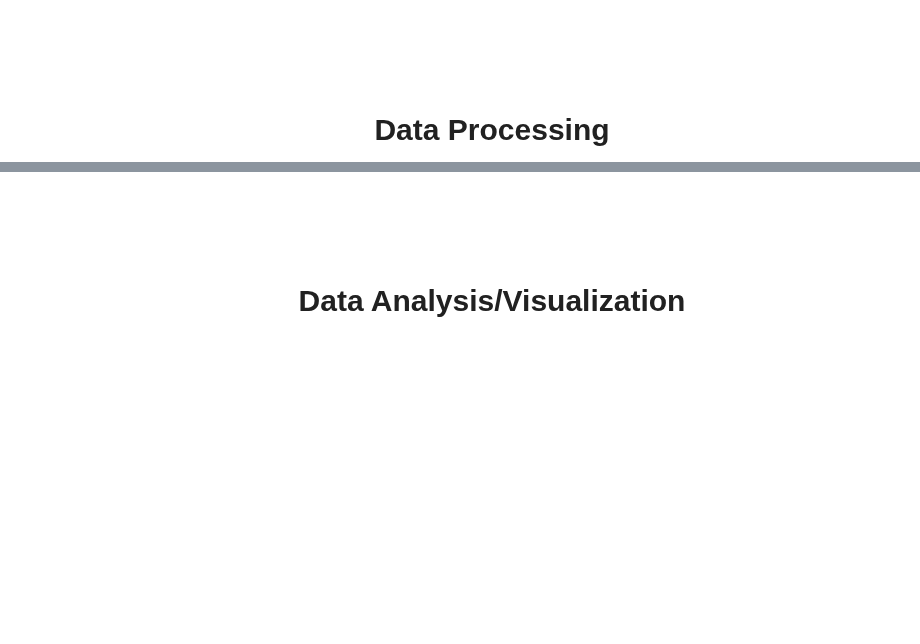
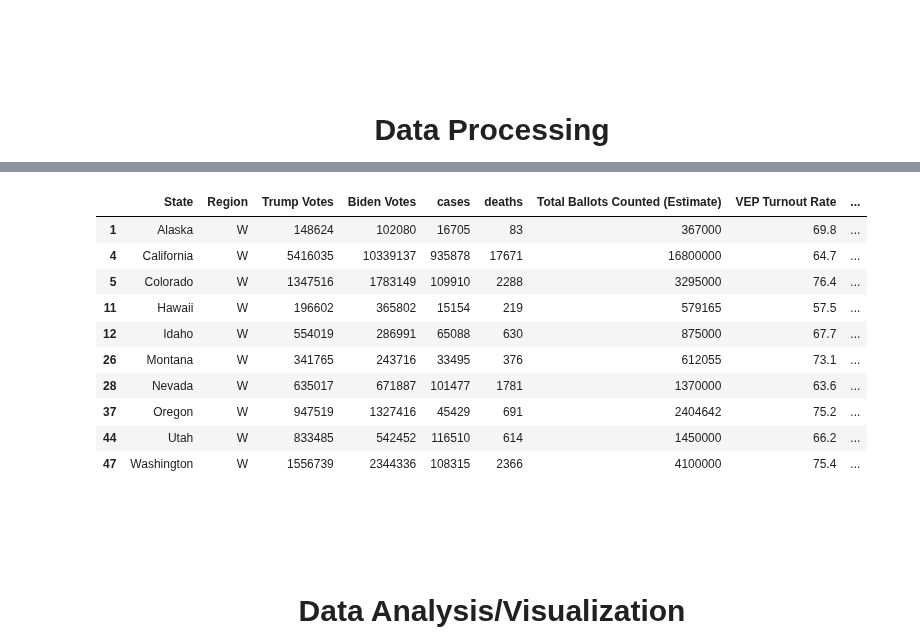
Before and after one commit to Nnaga1/COVID19-and-the-2020-election, a Jupyter notebook: final_tut.ipynb, the cells around one changed output, grey strips where cells are left out. Saved outputs shown, nothing was run; the diff lists cells and outputs as text; code cells hidden in the pictures; blank space fills up the shorter version.

```diff
--- a/final_tut.ipynb
+++ b/final_tut.ipynb
@@ -140,6 +140,25 @@ final_data
 | 47 | Washington | W | 1556739 | 2344336 | 108315 | 2366 | 4100000 | 75.4 | ... |
 | 48 | West Virginia | SE | 542670 | 234197 | 24883 | 460 | 795000 | 57.0 | ... |
 | 49 | Wisconsin | MW | 1610073 | 1630619 | 228862 | 2047 | 3325000 | 76.1 | ... |
+# %%
+west1 = final_data.loc[final_data['Region'] == 'W']
+midwest1 = final_data.loc[final_data['Region'] == 'MW']
+northeast1 = final_data.loc[final_data['Region'] == 'NE']
+southeast1 = final_data.loc[final_data['Region'] == 'SE']
+southwest1 = final_data.loc[final_data['Region'] == 'SW']
+west1
+# %% [output]
+|  | State | Region | Trump Votes | Biden Votes | cases | deaths | Total Ballots Counted (Estimate) | VEP Turnout Rate | ... |
+| 1 | Alaska | W | 148624 | 102080 | 16705 | 83 | 367000 | 69.8 | ... |
+| 4 | California | W | 5416035 | 10339137 | 935878 | 17671 | 16800000 | 64.7 | ... |
+| 5 | Colorado | W | 1347516 | 1783149 | 109910 | 2288 | 3295000 | 76.4 | ... |
+| 11 | Hawaii | W | 196602 | 365802 | 15154 | 219 | 579165 | 57.5 | ... |
+| 12 | Idaho | W | 554019 | 286991 | 65088 | 630 | 875000 | 67.7 | ... |
+| 26 | Montana | W | 341765 | 243716 | 33495 | 376 | 612055 | 73.1 | ... |
+| 28 | Nevada | W | 635017 | 671887 | 101477 | 1781 | 1370000 | 63.6 | ... |
+| 37 | Oregon | W | 947519 | 1327416 | 45429 | 691 | 2404642 | 75.2 | ... |
+| 44 | Utah | W | 833485 | 542452 | 116510 | 614 | 1450000 | 66.2 | ... |
+| 47 | Washington | W | 1556739 | 2344336 | 108315 | 2366 | 4100000 | 75.4 | ... |
 # %% [markdown]
 <br><br><br><br>
 <center><div style="font-size: 30px"> <b>Data Analysis/Visualization</b> </center>
```
Also changed, not shown: parts of 3 cells of this notebook.
